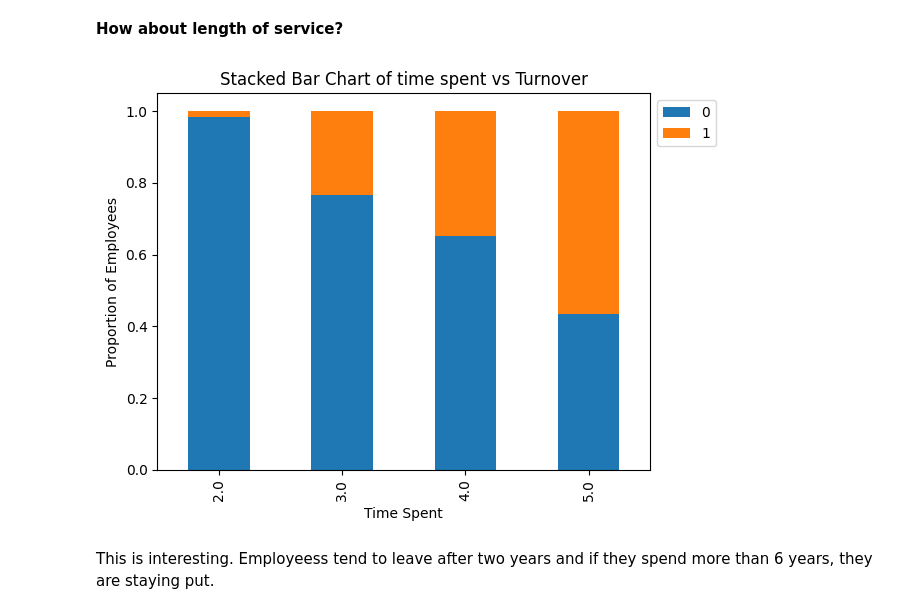
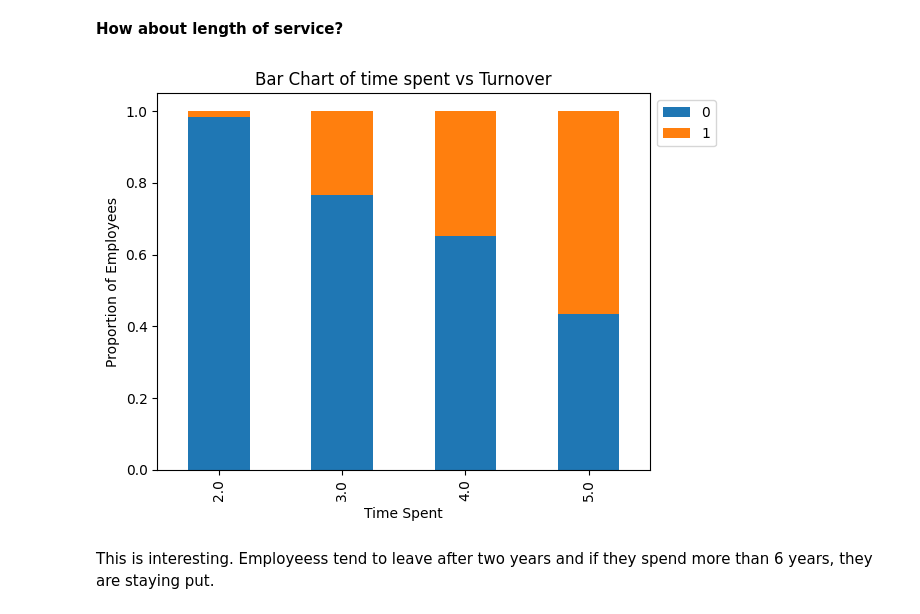
Before and after one commit to tksundar/employee_turnover, a Jupyter notebook: employee_turnover.ipynb, the cells around one changed output. Drawn from its saved outputs; the diff is of its cells as text; code cells hidden in the pictures.

```diff
--- a/employee_turnover.ipynb
+++ b/employee_turnover.ipynb
@@ -216,14 +216,14 @@ Too few of too many projects is a factor affecting employee turnover
 **How about length of service?**
 # %%
 pd.crosstab(hr_data.time_spend_company, hr_data.left,normalize='index').plot(kind='bar',stacked=True)
-plt.title('Stacked Bar Chart of time spent vs Turnover')
+plt.title('Bar Chart of time spent vs Turnover')
 plt.xlabel('Time Spent')
 plt.ylabel('Proportion of Employees')
 plt.legend(loc='upper left', bbox_to_anchor=(1, 1))
 plt.tight_layout()
 plt.show()
 # %% [output]
-[figure, old version]
+[figure, new version]
 # %% [markdown]
 This is interesting. Employeess tend to leave after two years and if they spend more than 6 years, they are staying put.
 # %% [markdown]
```
Also changed, not shown: parts of 5 cells of this notebook.
